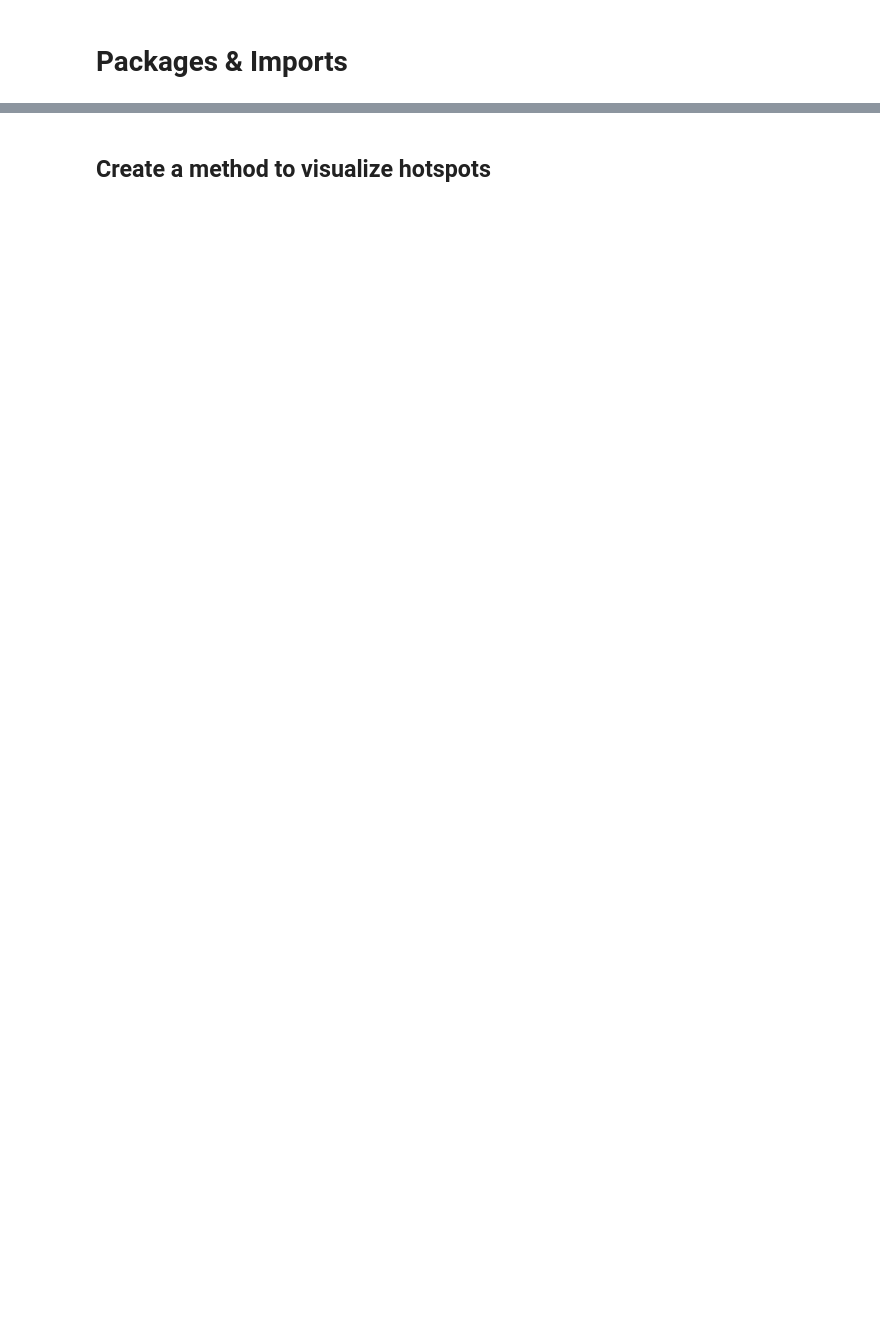
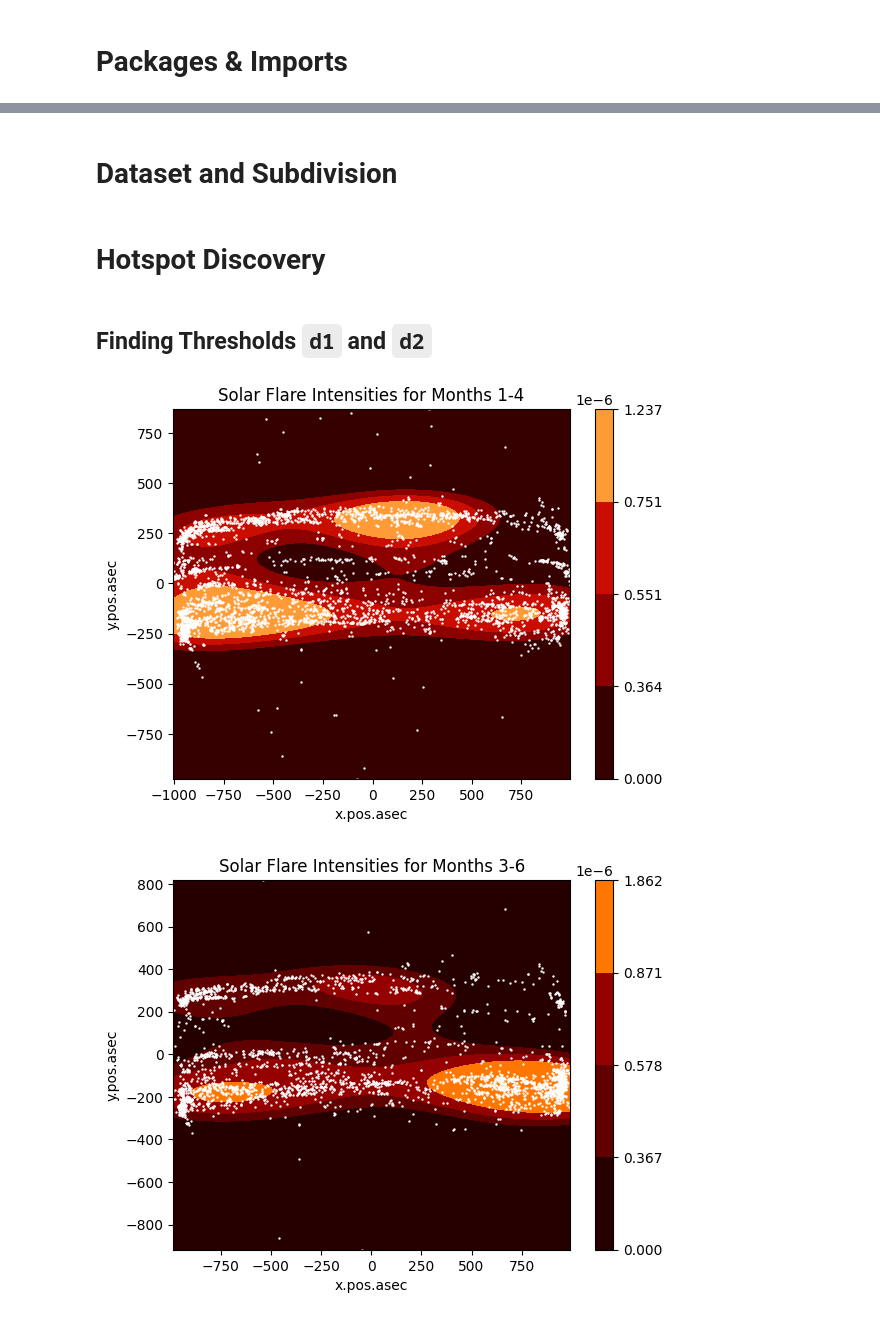
Before and after one commit to bsanchezhtx/helios-group-project, a Jupyter notebook: task2.ipynb, the cells around one changed output, grey strips where cells are left out. Saved outputs shown, nothing was run; the diff lists cells and outputs as text; code cells hidden in the pictures; blank space fills up the shorter version.

```diff
--- a/task2.ipynb
+++ b/task2.ipynb
@@ -95,2 +11,49 @@ Number of points greater than d2: 17506
-# %% [markdown]
-## Create a method to visualize hotspots
+# %% [markdown]
+# Dataset and Subdivision
+# %%
+# reading the 04-05 data from the csv
+df = pd.read_csv('dataset/Solar_flare_RHESSI_2004_05.csv')
+
+# changing the month values for the year 2005 (1 = 13, 2 = 14, etc.) to make subdivision simpler later on
+# in rows where the year value is 2005, add 12 to the month value and replace the old month value
+df['month'] = np.where((df['year'] == 2005), df['month'] + 12, df['month'])
+
+# list that will hold sets of 4 with a two month overlap
+dfs = []
+
+# grouping the data frame by month nummber
+df_m = df.groupby(['month'])
+
+# looping starting at i = 4, in steps of 2, while i < 25
+# creates an overlap of two months between subsets
+for i in range(4, 25, 2):
+    # get groups for i - 3th, i - 2th, i - 1th, and ith months,
+    # concatenate them into a single data frame, then append this to the dfs list
+    dfs.append(pd.concat([df_m.get_group(i - 3), df_m.get_group(i - 2), df_m.get_group(i - 1), df_m.get_group(i)]))
+# %% [markdown]
+# Hotspot Discovery
+# %% [markdown]
+## Finding Thresholds `d1` and `d2`
+# %%
+def thresholds(data):
+    """For each subset of data, get the potential threshold values for hotspots"""
+
+    ticks = []
+
+    # loop through each subset
+    for set in data:
+        # append the potential threshold values to the ticks list
+        # a level value of [0, 0.25, 0.5, 0.75, 1] will return 5 intensity values where each
+        # corresponds with a probability mass of 0%, 25%, and so on
+        ticks.append(intensity_estimation(set, plot=True, levels=[0, 0.25, 0.5, 0.75, 1]))
+
+    # return the potential threshold values
+    return ticks
+
+# numpy mean will get the element-wise mean for all the potential threshold values
+# from here, we can select the d1 and d2 threshold values from this list, like t[2] for the med
+# hotspots and t[3] for the intense hotspots or something
+t = np.mean(thresholds(dfs), axis=0)
+# %% [output]
+[figure, added]
+[figure, added]
```
Also changed, not shown: parts of 10 cells of this notebook, 16 other files.
